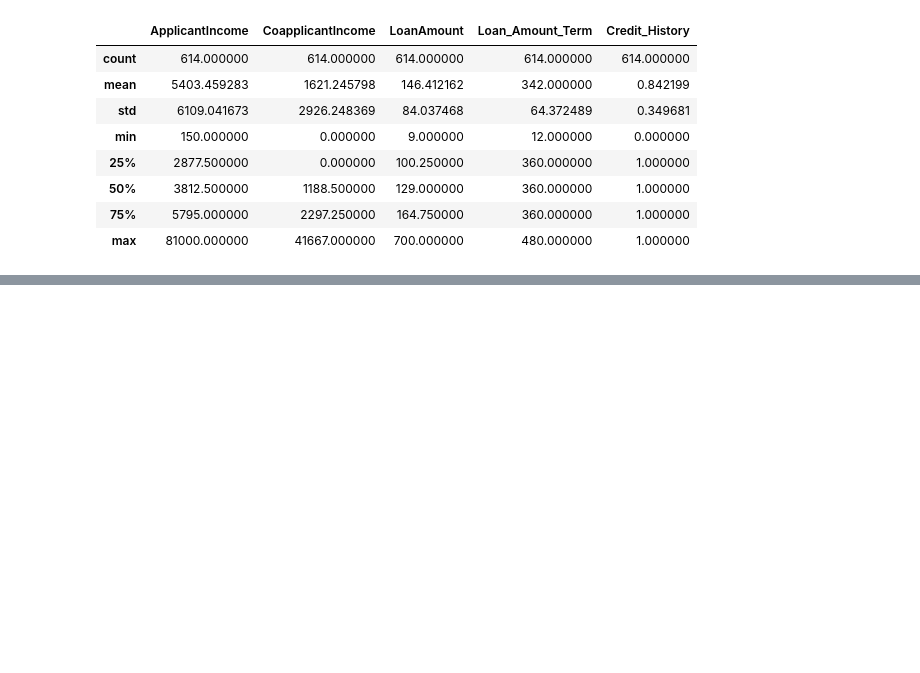
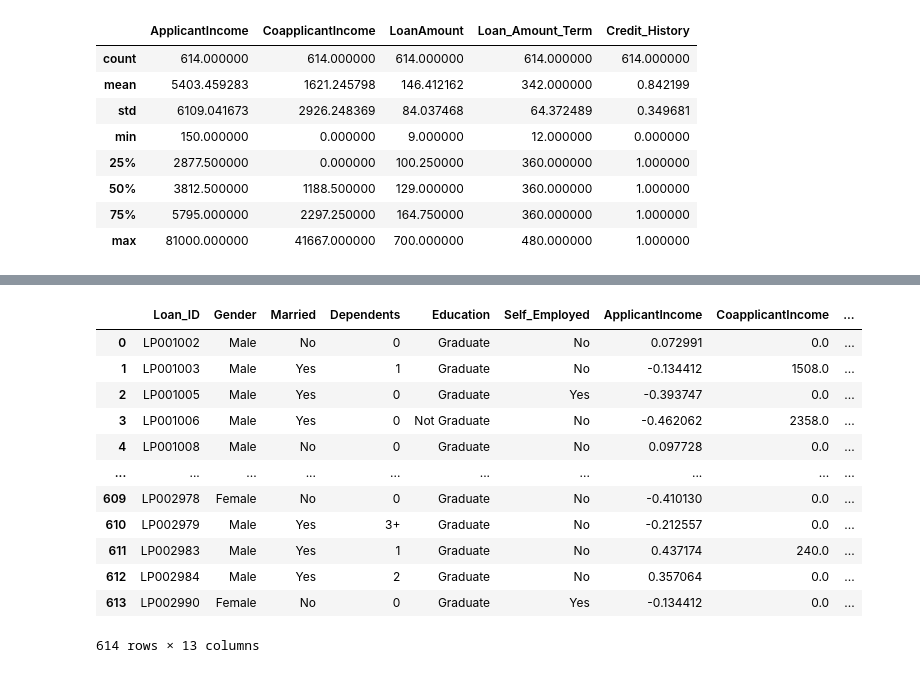
Before and after one commit to mdashik123456/ML, a Jupyter notebook: feature_scaling_standardization.ipynb, the cells around one changed output, grey strips where cells are left out. Drawn from its saved outputs; the diff is of its cells as text; code cells hidden in the pictures; blank space fills up the shorter version.

```diff
--- a/feature_scaling_standardization.ipynb
+++ b/feature_scaling_standardization.ipynb
@@ -87,0 +109,17 @@ plt.show()
+# %%
+df["ApplicantIncome"] = pd.DataFrame(ss.fit_transform(df[["ApplicantIncome"]]))
+df
+# %% [output]
+|  | Loan_ID | Gender | Married | Dependents | Education | Self_Employed | ApplicantIncome | CoapplicantIncome | ... |
+| 0 | LP001002 | Male | No | 0 | Graduate | No | 0.072991 | 0.0 | ... |
+| 1 | LP001003 | Male | Yes | 1 | Graduate | No | -0.134412 | 1508.0 | ... |
+| 2 | LP001005 | Male | Yes | 0 | Graduate | Yes | -0.393747 | 0.0 | ... |
+| 3 | LP001006 | Male | Yes | 0 | Not Graduate | No | -0.462062 | 2358.0 | ... |
+| 4 | LP001008 | Male | No | 0 | Graduate | No | 0.097728 | 0.0 | ... |
+| ... | ... | ... | ... | ... | ... | ... | ... | ... | ... |
+| 609 | LP002978 | Female | No | 0 | Graduate | No | -0.410130 | 0.0 | ... |
+| 610 | LP002979 | Male | Yes | 3+ | Graduate | No | -0.212557 | 0.0 | ... |
+| 611 | LP002983 | Male | Yes | 1 | Graduate | No | 0.437174 | 240.0 | ... |
+| 612 | LP002984 | Male | Yes | 2 | Graduate | No | 0.357064 | 0.0 | ... |
+| 613 | LP002990 | Female | No | 0 | Graduate | Yes | -0.134412 | 0.0 | ... |
+614 rows × 13 columns
```
Also changed, not shown: parts of 4 cells of this notebook, 1 other file.
